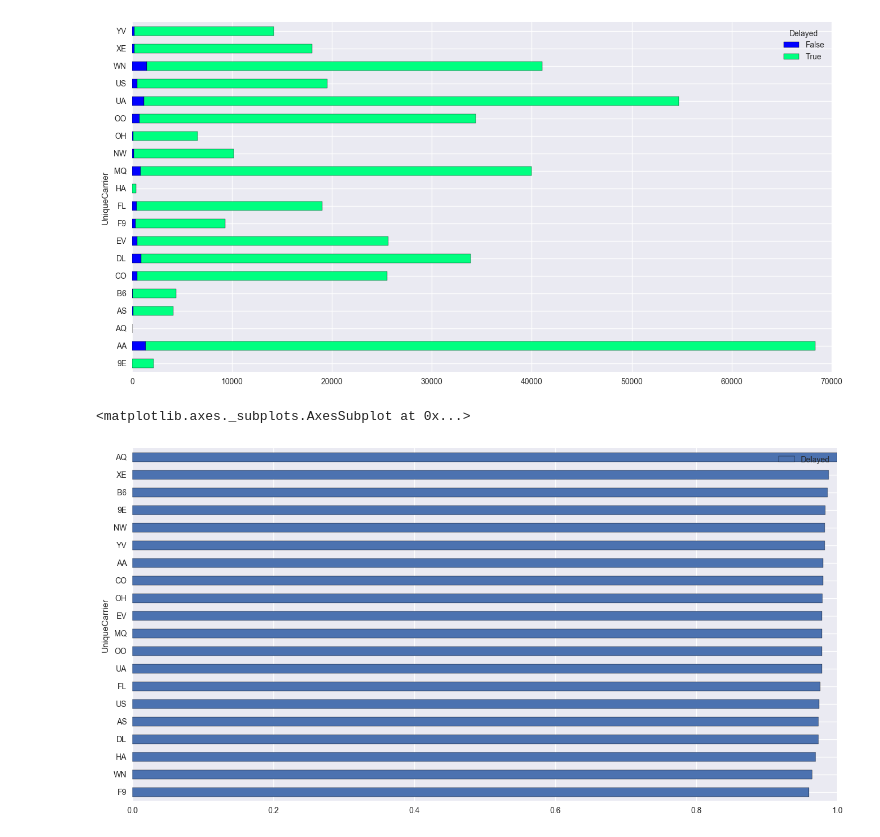
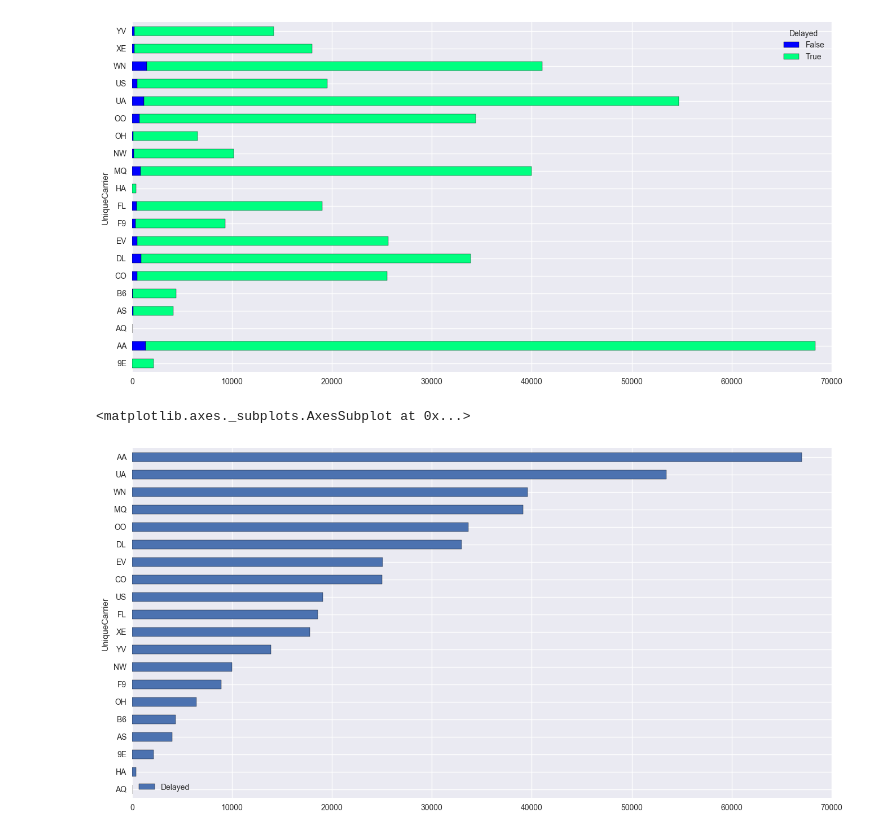
Before and after one commit to github4pp/ds-sf-29, a Jupyter notebook: projects/Project_1_Sub/Final_Project4_Notebook_final.ipynb, the cells around one changed output. Saved outputs shown, nothing was run; the diff lists cells and outputs as text; code cells hidden in the pictures.

```diff
--- a/projects/Project_1_Sub/Final_Project4_Notebook_final.ipynb
+++ b/projects/Project_1_Sub/Final_Project4_Notebook_final.ipynb
@@ -595,8 +630,8 @@ count_delayby_carrier.plot(kind='barh', stacked=True, figsize=[16,8], colormap='
 [figure]
 # %%
 #Calculate the delayed/non delayed flights based on carrier
-topbusyairports[['UniqueCarrier','Delayed']].groupby('UniqueCarrier').mean().sort_values('Delayed').plot(kind='barh',
+topbusyairports[['UniqueCarrier','Delayed']].groupby('UniqueCarrier').sum().sort_values('Delayed').plot(kind='barh',
                                                                                               figsize=(16,8))
 # %% [output]
 <matplotlib.axes._subplots.AxesSubplot at 0x...>
-[figure, old version]
+[figure, new version]
```
Also changed, not shown: parts of 30 cells of this notebook, 2 other files.
